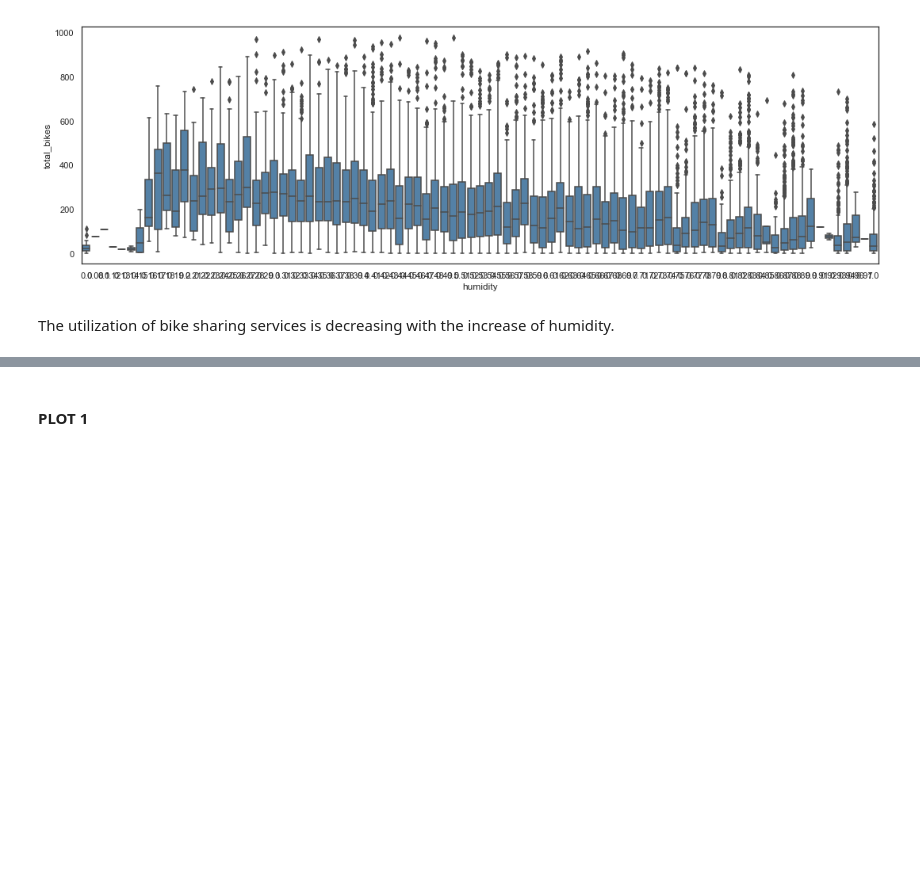
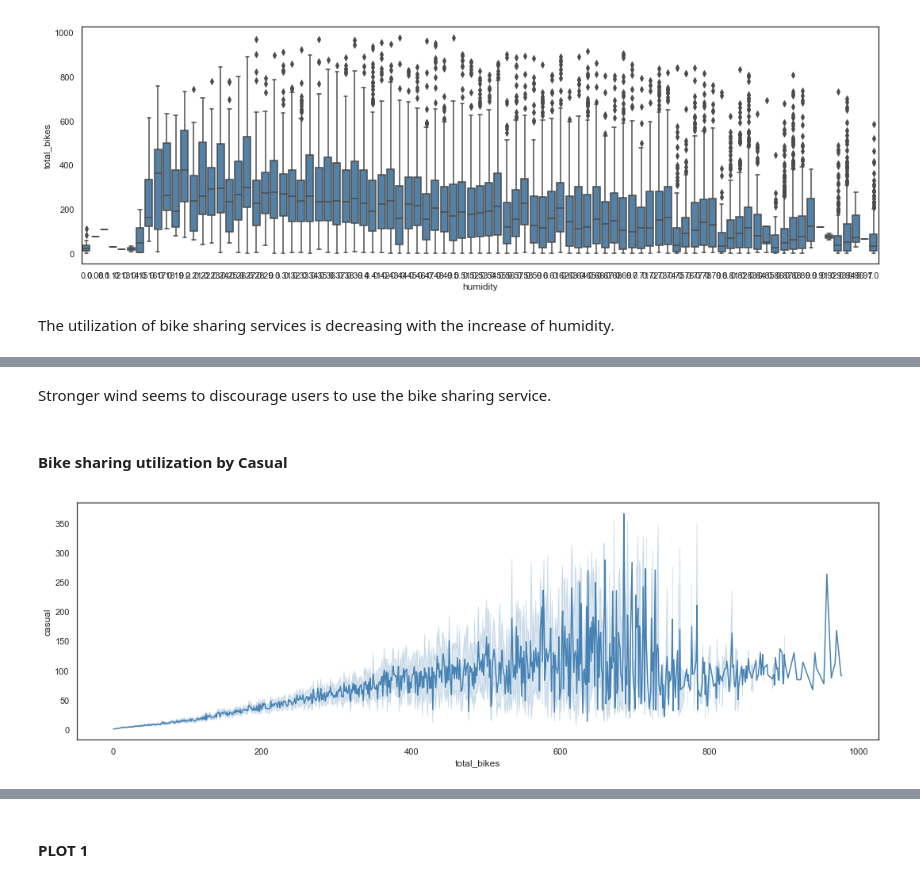
Before and after one commit to stsentemeidis/Bike_Sharing_Washington, a Jupyter notebook: MASTER.ipynb, the cells around one changed output, grey strips where cells are left out. Saved outputs shown, nothing was run; the diff lists cells and outputs as text; code cells hidden in the pictures; blank space fills up the shorter version.

```diff
--- a/MASTER.ipynb
+++ b/MASTER.ipynb
@@ -644,0 +665,13 @@ The utilization of bike sharing services is decreasing with the increase of humi
+# %% [markdown]
+Stronger wind seems to discourage users to use the bike sharing service.
+# %% [markdown]
+#### Bike sharing utilization by Casual
+# %%
+# Total_bikes by Casual - Line Plot
+plt.figure(figsize=(15,5))
+sns.lineplot(y = hours_df.casual,
+             x = hours_df.total_bikes,
+             color = 'steelblue')
+plt.tight_layout()
+# %% [output]
+[figure, added]
```
Also changed, not shown: parts of 19 cells of this notebook.
